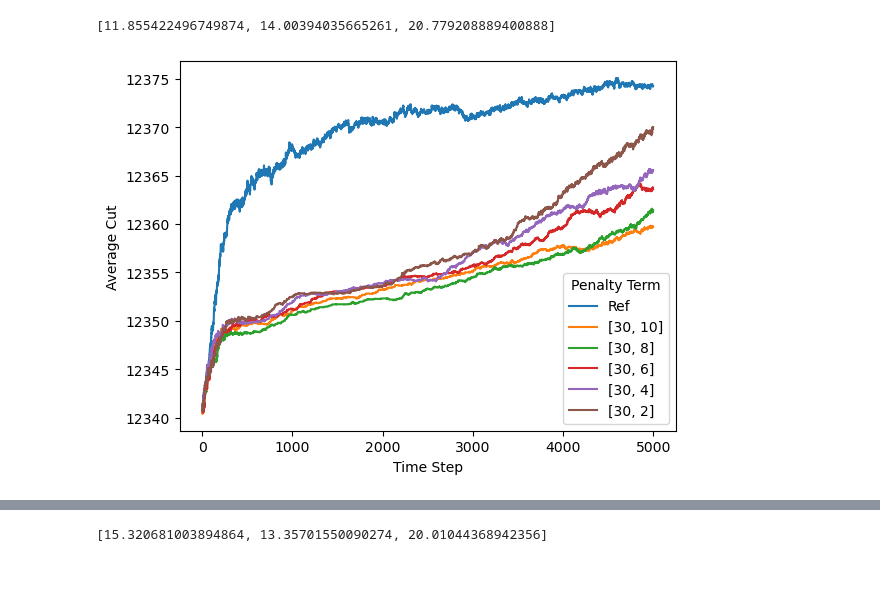
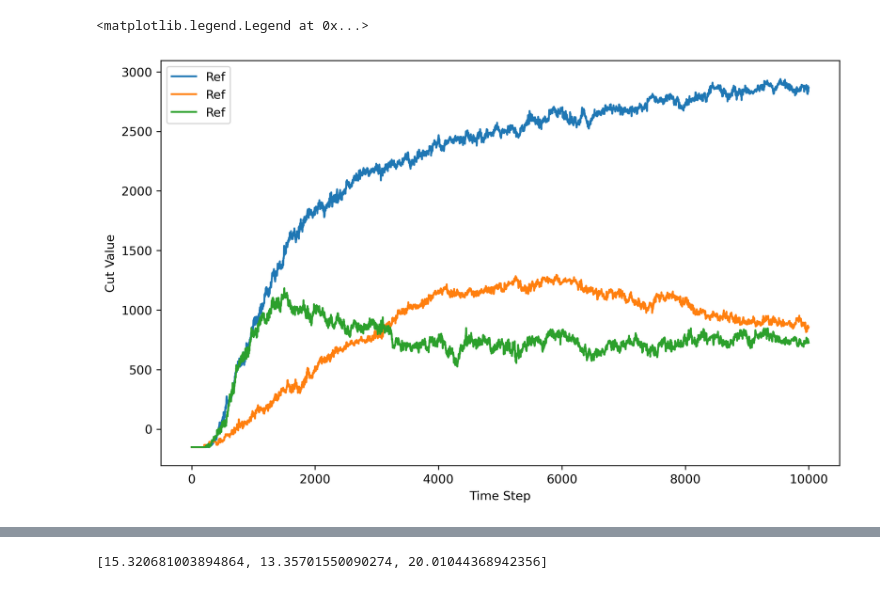
Before and after one commit to mxburns2022/Parallel-Ising-Analysis, a Jupyter notebook: test_concurrent.ipynb, the cells around one changed output, grey strips where cells are left out. Drawn from its saved outputs; the diff is of its cells as text; code cells hidden in the pictures.

```diff
--- a/test_concurrent.ipynb
+++ b/test_concurrent.ipynb
@@ -154,22 +328,18 @@ x1, v6, vc6, p5 = concurrent_langevin(G, A, x0, np.array_split(np.arange(G.numbe
 # %%
 import pandas as pd
 import matplotlib.pyplot as plt
-# sns.lineplot(x=np.arange(len(v2)), y=vc2-v2)
-# sns.lineplot(x=np.arange(len(v2)), y=vc3-v3)
-ax = sns.lineplot(x=np.arange(len(v1)), y=v1, label='Ref')
-ax = sns.lineplot(x=np.arange(len(v2)), y=v2, label='[30, 10]')
-ax = sns.lineplot(x=np.arange(len(v2)), y=v3, label='[30, 8]')
-ax = sns.lineplot(x=np.arange(len(v2)), y=v4, label='[30, 6]')
-ax = sns.lineplot(x=np.arange(len(v2)), y=v5, label='[30, 4]')
-ax = sns.lineplot(x=np.arange(len(v2)), y=v6, label='[30, 2]')
-# ax = sns.lineplot(x=np.arange(len(v2)), y=v6, label='9')
-# ax = sns.lineplot(x=np.arange(len(v2)), y=v7, label='3')
-# ax = sns.lineplot(x=np.arange(len(v2)), y=v8, label='5')
-ax.set_ylabel('Average Cut')
+fig, ax = plt.subplots(dpi=300, figsize=(10, 6))
+ax = sns.lineplot(x=np.arange(len(v3)), y=v1, label='Ref')
+ax = sns.lineplot(x=np.arange(len(v3)), y=v2, label='Ref')
+ax = sns.lineplot(x=np.arange(len(v3)), y=v3, label='Ref')
+ax.set_ylabel('Cut Value')
+# ax.set_ylabel('Degenerate State Overlap')
 ax.set_xlabel('Time Step')
 # ax.set_yscale('log')
-ax.legend(title='Penalty Term')
-[np.var(i) for i in [v2, v3, v4]]
+# ax.set_yscale('log')
+ax.legend()
+
+# [np.var(i) for i in [v2, v3, v4]]
 # %% [output]
-[11.855422496749874, 14.00394035665261, 20.779208889400888]
+<matplotlib.legend.Legend at 0x...>
-[figure, old version]
+[figure, new version]
```
Also changed, not shown: parts of 18 cells of this notebook, 3 other files.
